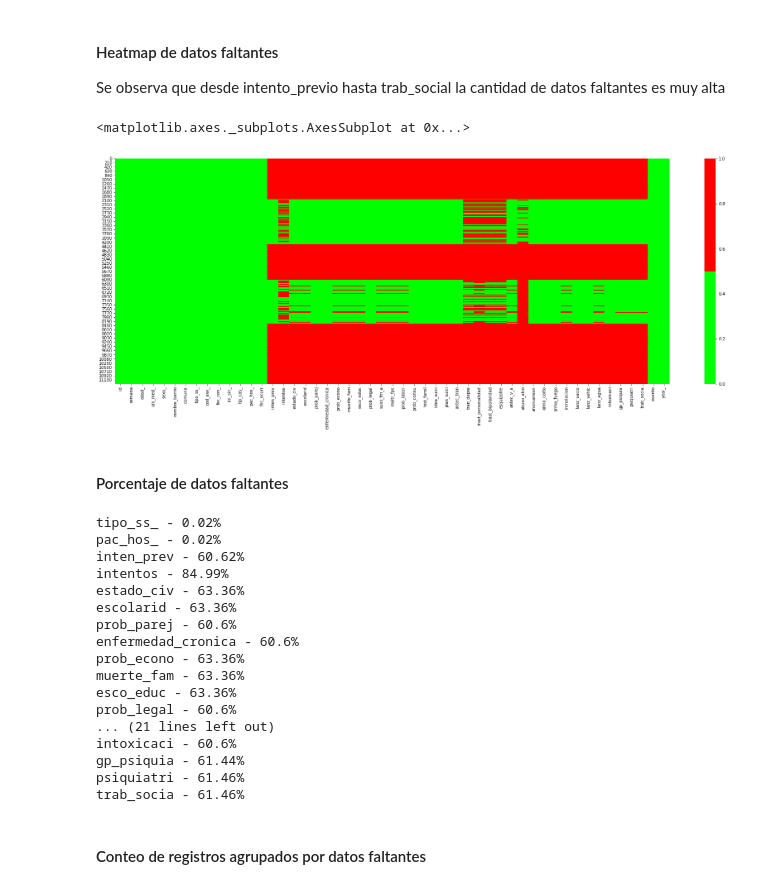
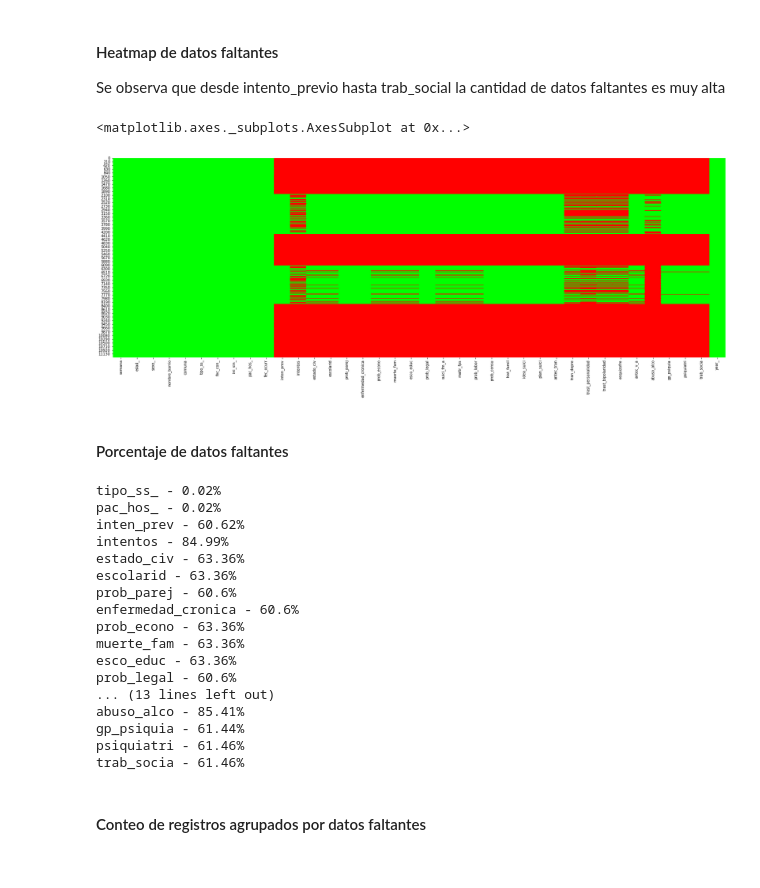
Before and after one commit to sescobar99/MS-labs, a Jupyter notebook: Proyecto/Limpieza/Clean.ipynb, the cells around one changed output. Cells and saved outputs as stored; diff of their text form; code cells hidden in the pictures.

```diff
--- a/Proyecto/Limpieza/Clean.ipynb
+++ b/Proyecto/Limpieza/Clean.ipynb
@@ -19,7 +19,7 @@ Como primera tarea y antes de cargar los datos, fueron borrados manualmente(edit
 Ya cargados los datos se procede a cambiar los titulos del dataset, ya que originalmente todos incluian el nombre de la base de datos, esto con el fin de trabajar con mayor facilidad
 # %%
 # df_suicidio=pd.read_csv("suicidio.csv", delimiter = ';' , dtype = 'string')
-df_suicidio=pd.read_csv("suicidio_null.csv", delimiter = ';')
+df_suicidio=pd.read_csv("sivigila_intsuicidio.csv", delimiter = ';')
 df_suicidio.info()
 
 titles = df_suicidio.columns
@@ -63,4 +88,6 @@ memory usage: 4.4+ MB
 # %%
+df_suicidio = df_suicidio.drop(['ahorcamien','arma_corto','arma_fuego','inmolacion','lanz_vacio','lanz_vehic','lanz_agua','intoxicaci','id','cod_ase_','tip_cas_','uni_med_', 'evento'], axis= 1)
+df_suicidio.info()
 numeric_cols = df_suicidio.select_dtypes(include=[np.number]).columns.values
 print('Numeric cols:' + str(len(numeric_cols)))
 
@@ -128,11 +120,11 @@ Se observa que desde intento_previo hasta trab_social la cantidad de datos falta
 # %%
 cols = df_suicidio.columns[:]
 colours = ['#00FF00', '#ff0000'] # specify the colours - red is missing. green is not missing.
 fig, ax = plt.subplots(figsize=(30,10))# Sample figsize in inches
-sns.heatmap(df_suicidio[cols].isnull(), cmap=sns.color_palette(colours), ax=ax)
+sns.heatmap(df_suicidio[cols].isnull(), cmap=sns.color_palette(colours), ax=ax,cbar=False)
 # %% [output]
 <matplotlib.axes._subplots.AxesSubplot at 0x...>
-[figure, old version]
+[figure, new version]
 # %% [markdown]
 #### Porcentaje de datos faltantes
 # %%
@@ -153,8 +145,8 @@ prob_econo - 63.36%
 muerte_fam - 63.36%
 esco_educ - 63.36%
 prob_legal - 60.6%
-... (21 lines left out)
-intoxicaci - 60.6%
+... (13 lines left out)
+abuso_alco - 85.41%
 gp_psiquia - 61.44%
 psiquiatri - 61.46%
 trab_socia - 61.46%
```
Also changed, not shown: parts of 25 cells of this notebook.
